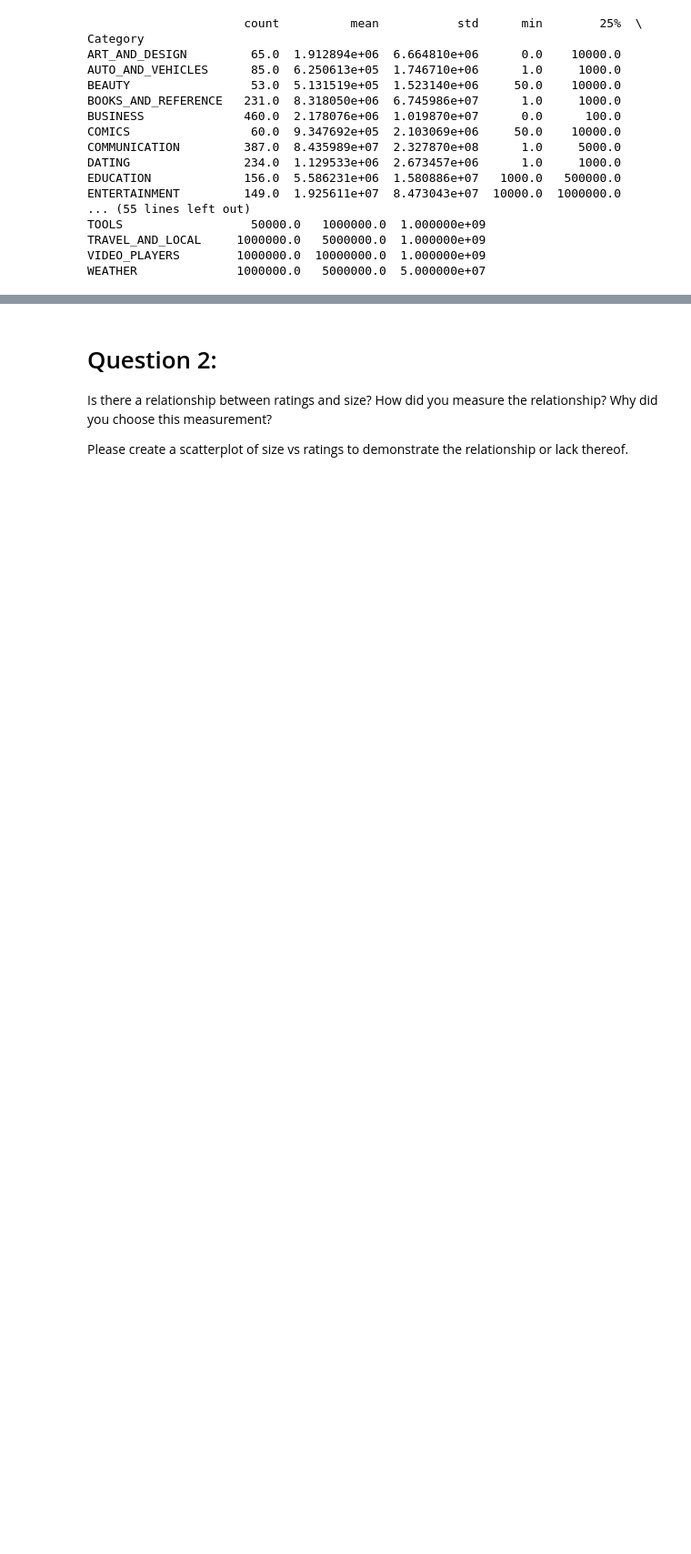
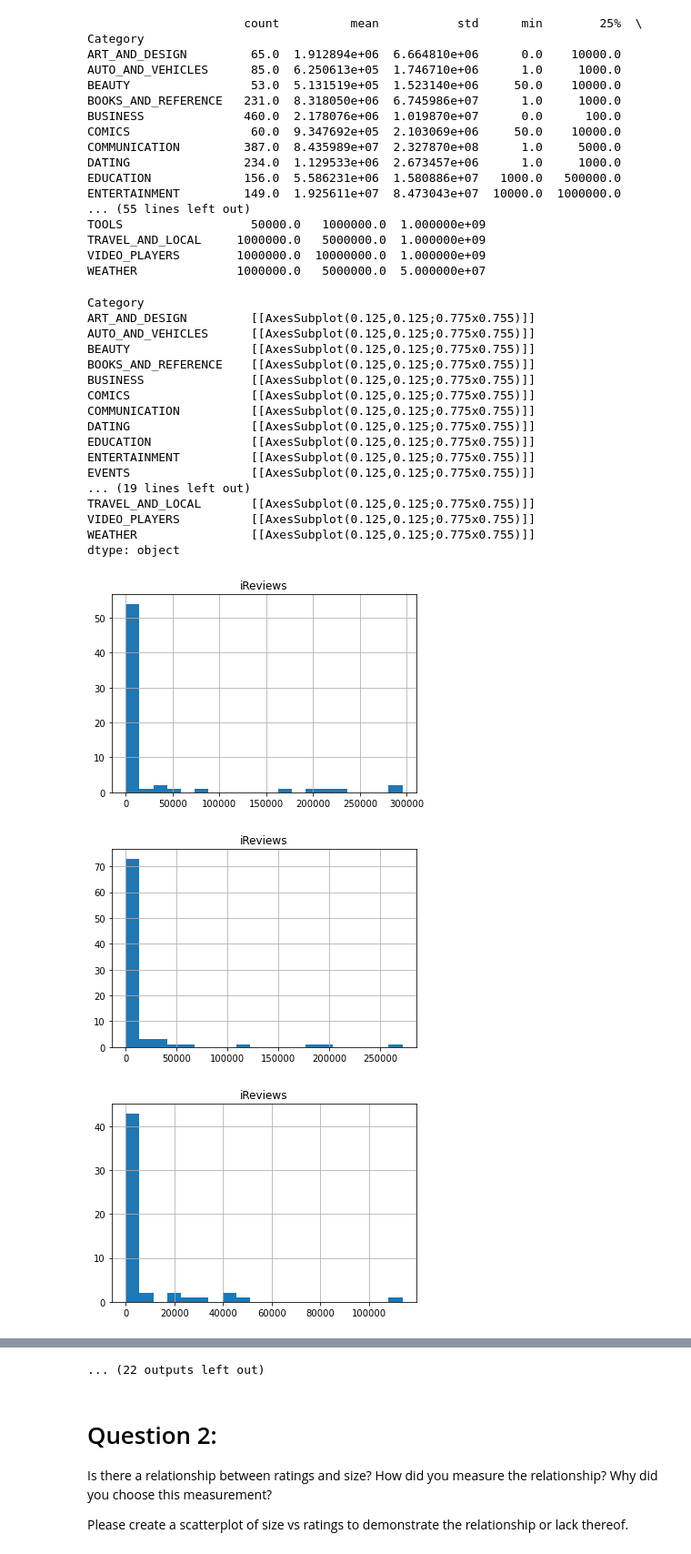
Before and after one commit to korinzumike/mod1-case-study-eda, a Jupyter notebook: workbook.ipynb, the cells around one changed output, grey strips where cells are left out. Shown: that part at 91% size. Cells and saved outputs as stored; diff of their text form; code cells hidden in the pictures; blank space fills up the shorter version.

Commit message:
now with graph in images folder

```diff
--- a/workbook.ipynb
+++ b/workbook.ipynb
@@ -295,4 +295,26 @@ WEATHER              1000000.0   5000000.0  5.000000e+07
 # %%
 # Note from Mike Collins, Friday Aug 28th 12:24 PM CDT
 # My next steps here with Question 1 would be to make plots of the above data
 # The plots would help me decide which categories have the most robust ratings data.
+grouped_by_category.hist(column="iReviews", bins=20)
+# %% [output]
+Category
+ART_AND_DESIGN         [[AxesSubplot(0.125,0.125;0.775x0.755)]]
+AUTO_AND_VEHICLES      [[AxesSubplot(0.125,0.125;0.775x0.755)]]
+BEAUTY                 [[AxesSubplot(0.125,0.125;0.775x0.755)]]
+BOOKS_AND_REFERENCE    [[AxesSubplot(0.125,0.125;0.775x0.755)]]
+BUSINESS               [[AxesSubplot(0.125,0.125;0.775x0.755)]]
+COMICS                 [[AxesSubplot(0.125,0.125;0.775x0.755)]]
+COMMUNICATION          [[AxesSubplot(0.125,0.125;0.775x0.755)]]
+DATING                 [[AxesSubplot(0.125,0.125;0.775x0.755)]]
+EDUCATION              [[AxesSubplot(0.125,0.125;0.775x0.755)]]
+ENTERTAINMENT          [[AxesSubplot(0.125,0.125;0.775x0.755)]]
+EVENTS                 [[AxesSubplot(0.125,0.125;0.775x0.755)]]
+... (19 lines left out)
+TRAVEL_AND_LOCAL       [[AxesSubplot(0.125,0.125;0.775x0.755)]]
+VIDEO_PLAYERS          [[AxesSubplot(0.125,0.125;0.775x0.755)]]
+WEATHER                [[AxesSubplot(0.125,0.125;0.775x0.755)]]
+dtype: object
+[figure, added]
+[figure, added]
+[figure, added]
@@ -299,3 +329,4 @@ WEATHER              1000000.0   5000000.0  5.000000e+07
+... (22 outputs left out)
 # %% [markdown]
 # Question 2:
 Is there a relationship between ratings and size? How did you measure the relationship? Why did you choose this measurement?
```
Also changed, not shown: parts of 2 cells of this notebook.
